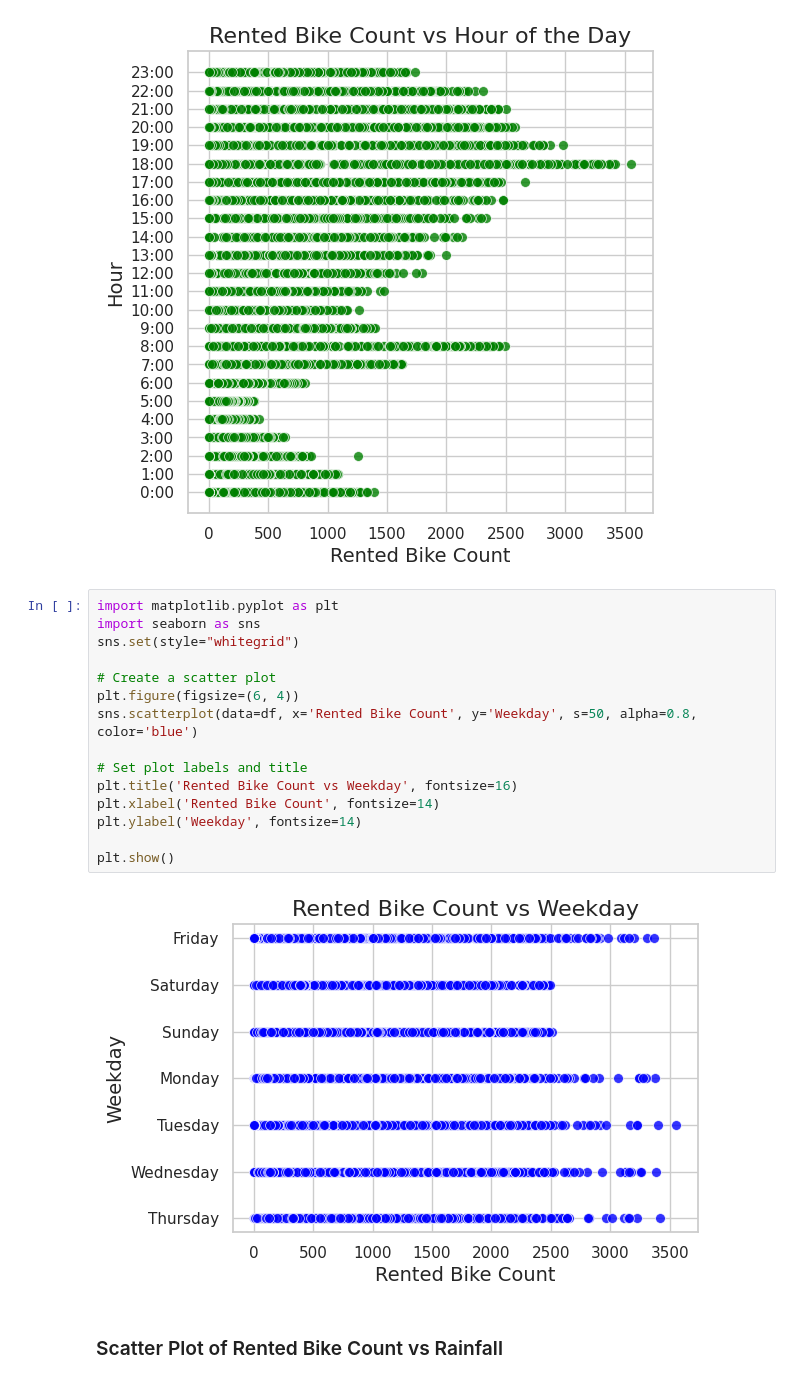
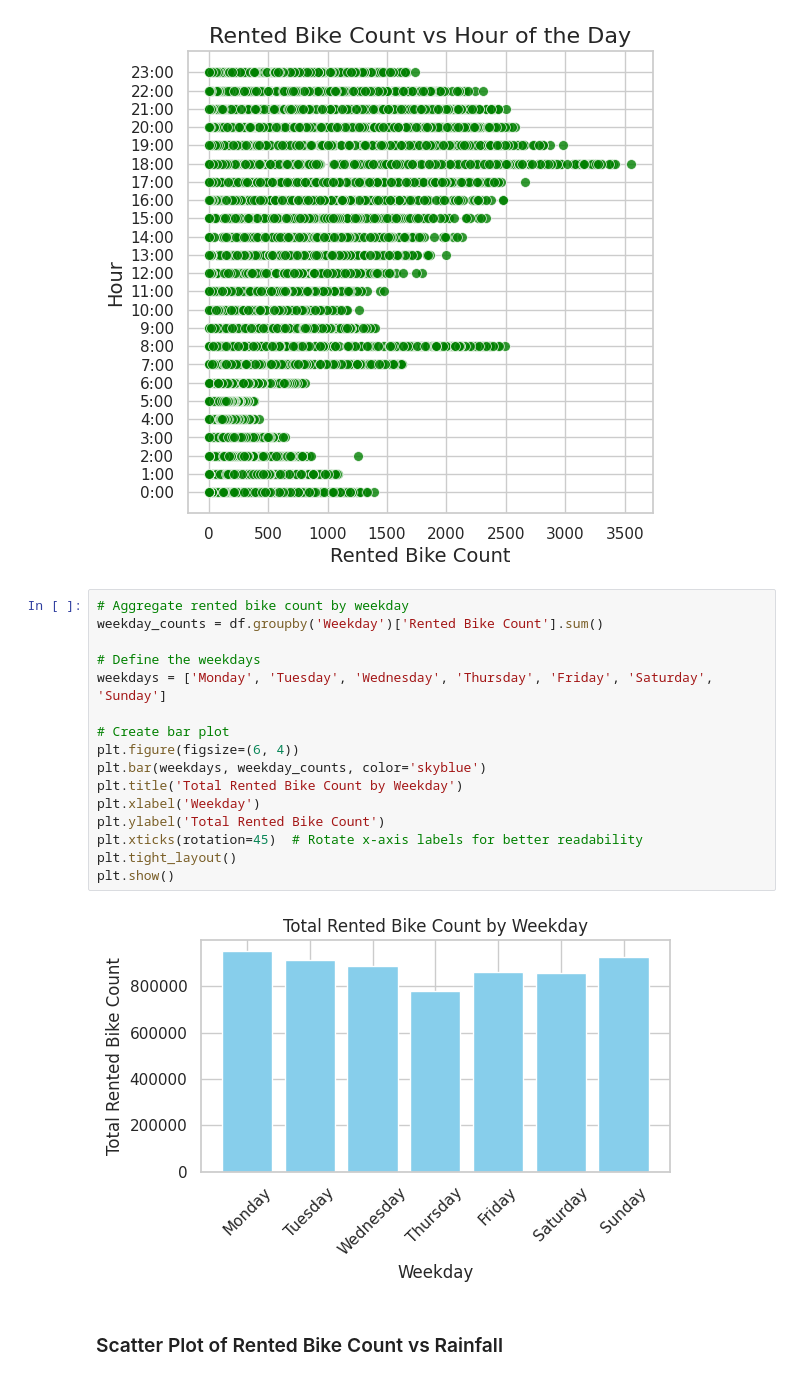
Before and after one commit to Jayesh-Ah/ME228-DS-ML, a Jupyter notebook: me228_project_kaggle.ipynb, the cells around one changed output. Saved outputs shown, nothing was run; the diff lists cells and outputs as text.

```diff
--- a/me228_project_kaggle.ipynb
+++ b/me228_project_kaggle.ipynb
@@ -128,23 +128,24 @@ plt.yticks(range(24), [f'{hour}:00' for hour in range(24)])
 plt.show()
 # %% [output]
 [figure]
-# %%
-import matplotlib.pyplot as plt
-import seaborn as sns
-sns.set(style="whitegrid")
-
-# Create a scatter plot
-plt.figure(figsize=(6, 4))
-sns.scatterplot(data=df, x='Rented Bike Count', y='Weekday', s=50, alpha=0.8, color='blue')
-
-# Set plot labels and title
-plt.title('Rented Bike Count vs Weekday', fontsize=16)
-plt.xlabel('Rented Bike Count', fontsize=14)
-plt.ylabel('Weekday', fontsize=14)
-
-plt.show()
-# %% [output]
-[figure, removed]
+# %%
+# Aggregate rented bike count by weekday
+weekday_counts = df.groupby('Weekday')['Rented Bike Count'].sum()
+
+# Define the weekdays
+weekdays = ['Monday', 'Tuesday', 'Wednesday', 'Thursday', 'Friday', 'Saturday', 'Sunday']
+
+# Create bar plot
+plt.figure(figsize=(6, 4))
+plt.bar(weekdays, weekday_counts, color='skyblue')
+plt.title('Total Rented Bike Count by Weekday')
+plt.xlabel('Weekday')
+plt.ylabel('Total Rented Bike Count')
+plt.xticks(rotation=45)  # Rotate x-axis labels for better readability
+plt.tight_layout()
+plt.show()
+# %% [output]
+[figure, added]
 # %% [markdown]
 ### Scatter Plot of Rented Bike Count vs Rainfall
 # %%
```
Also changed, not shown: parts of 7 cells of this notebook.
